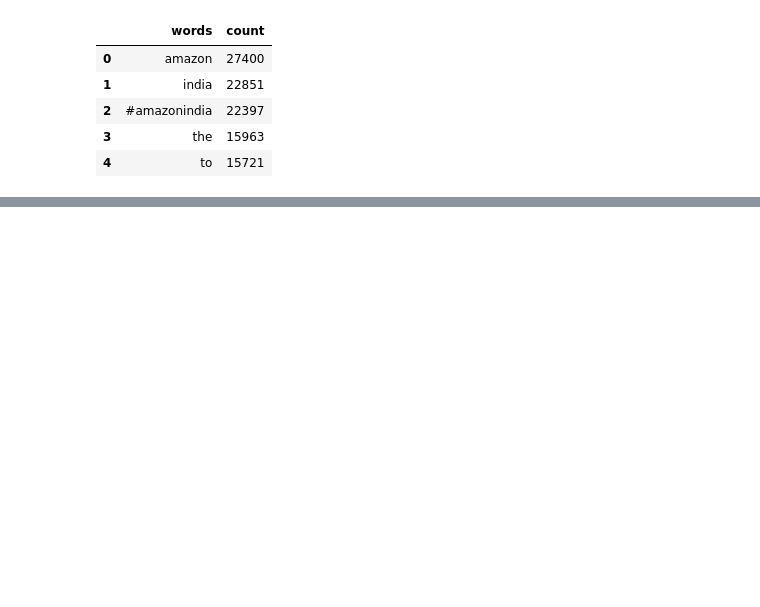
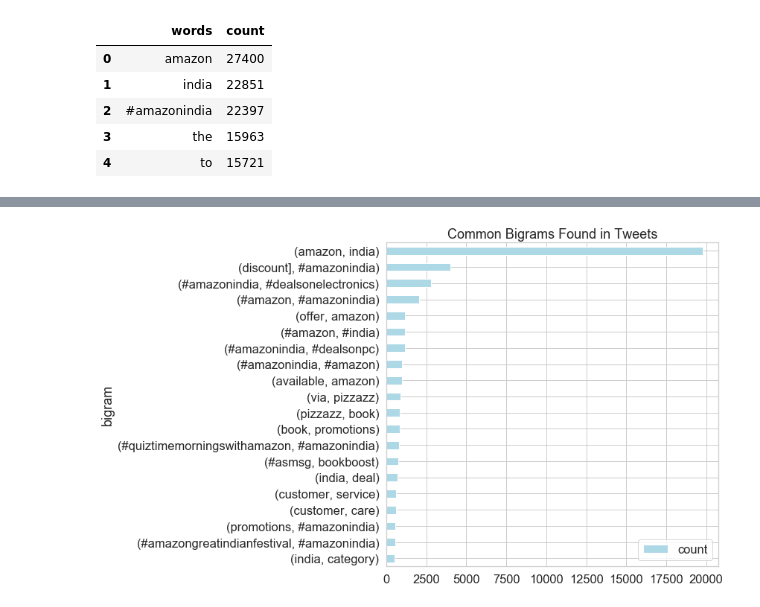
Before and after one commit to TH3C0D3F4TH3R/Twitter_Analysis, a Jupyter notebook: code/Analysis.ipynb, the cells around one changed output, grey strips where cells are left out. Cells and saved outputs as stored; diff of their text form; code cells hidden in the pictures; blank space fills up the shorter version.

```diff
--- a/code/Analysis.ipynb
+++ b/code/Analysis.ipynb
@@ -252,2 +247,2 @@ plt.show()
 # %%
-terms_bigram = [list(bigrams(tweet)) for tweet in tweets_nsw]
+data['terms_bigram'] = [list(bigrams(tweet)) for tweet in data['tweets_nsw']]
@@ -255,0 +258,7 @@ terms_bigram
+# %%
+bigrams = list(itertools.chain(*data['terms_bigram']))
+
+# Create counter of words in clean bigrams
+bigram_counts = collections.Counter(bigrams)
+
+bigram_counts.most_common(20)
@@ -255,0 +286,17 @@ terms_bigram
+# %%
+bigram_df = pd.DataFrame(bigram_counts.most_common(20),
+                             columns=['bigram', 'count'])
+# %%
+fig, ax = plt.subplots(figsize=(8, 8))
+
+# Plot horizontal bar graph
+bigram_df.sort_values(by='count').plot.barh(x='bigram',
+                      y='count',
+                      ax=ax,
+                      color="lightblue")
+
+ax.set_title("Common Bigrams Found in Tweets")
+
+plt.show()
+# %% [output]
+[figure, added]
```
Also changed, not shown: parts of 17 cells of this notebook.
